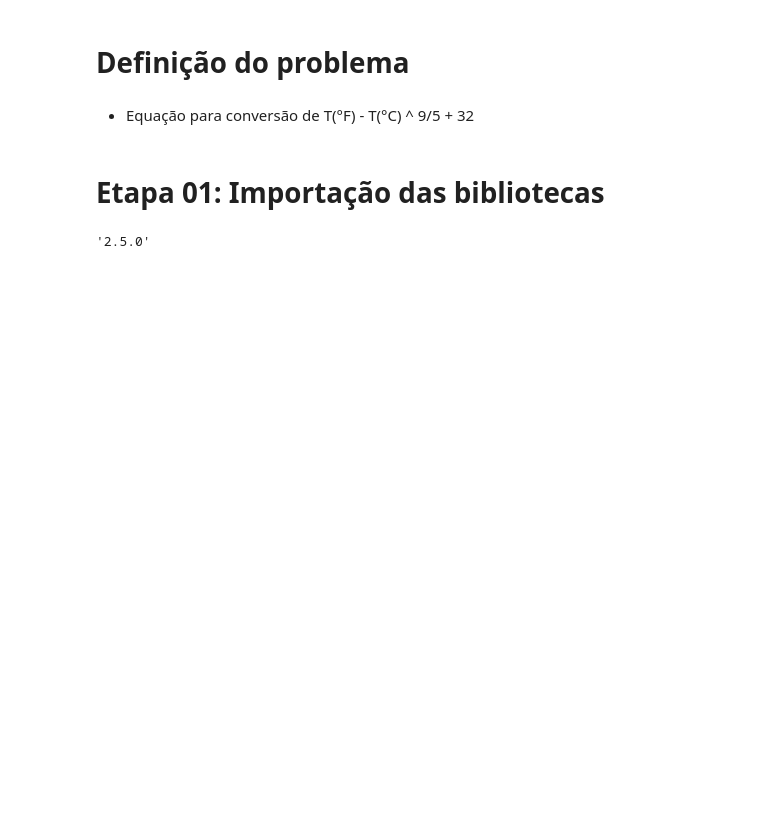
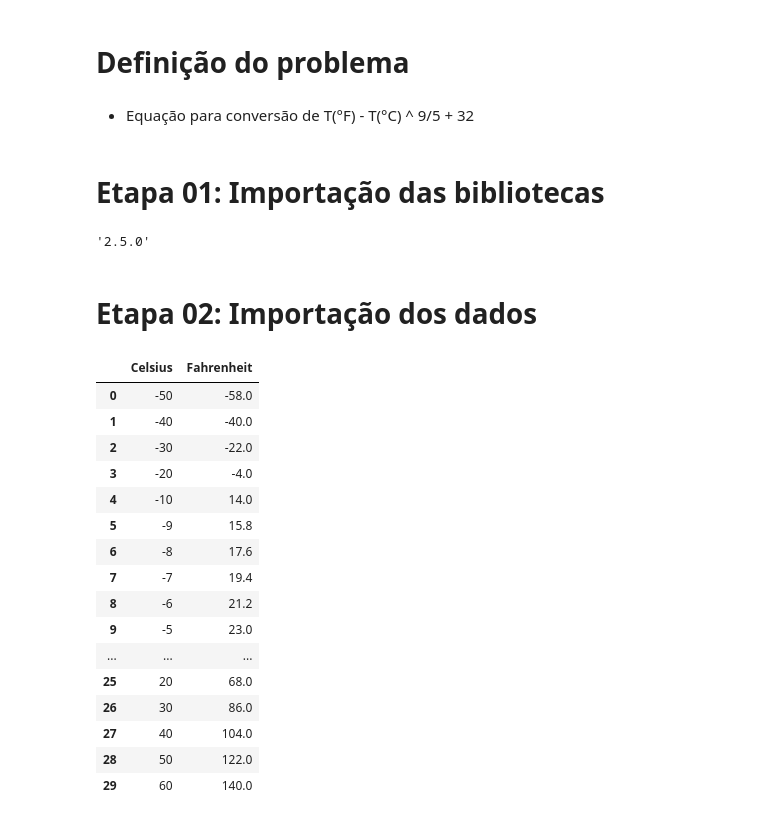
Before and after one commit to guiebitt/cddeeplearning, a Jupyter notebook: exercicio01.ipynb, the cells around one changed output. Drawn from its saved outputs; the diff is of its cells as text; code cells hidden in the pictures; blank space fills up the shorter version.

```diff
--- a/exercicio01.ipynb
+++ b/exercicio01.ipynb
@@ -14,0 +20,2 @@ tf.__version__
+# %% [markdown]
+# Etapa 02: Importação dos dados
@@ -14,0 +25,20 @@ tf.__version__
+# %%
+temperature_df
+# %% [output]
+|  | Celsius | Fahrenheit |
+| 0 | -50 | -58.0 |
+| 1 | -40 | -40.0 |
+| 2 | -30 | -22.0 |
+| 3 | -20 | -4.0 |
+| 4 | -10 | 14.0 |
+| 5 | -9 | 15.8 |
+| 6 | -8 | 17.6 |
+| 7 | -7 | 19.4 |
+| 8 | -6 | 21.2 |
+| 9 | -5 | 23.0 |
+| ... | ... | ... |
+| 25 | 20 | 68.0 |
+| 26 | 30 | 86.0 |
+| 27 | 40 | 104.0 |
+| 28 | 50 | 122.0 |
+| 29 | 60 | 140.0 |
```
Also changed, not shown: parts of 18 cells of this notebook.
